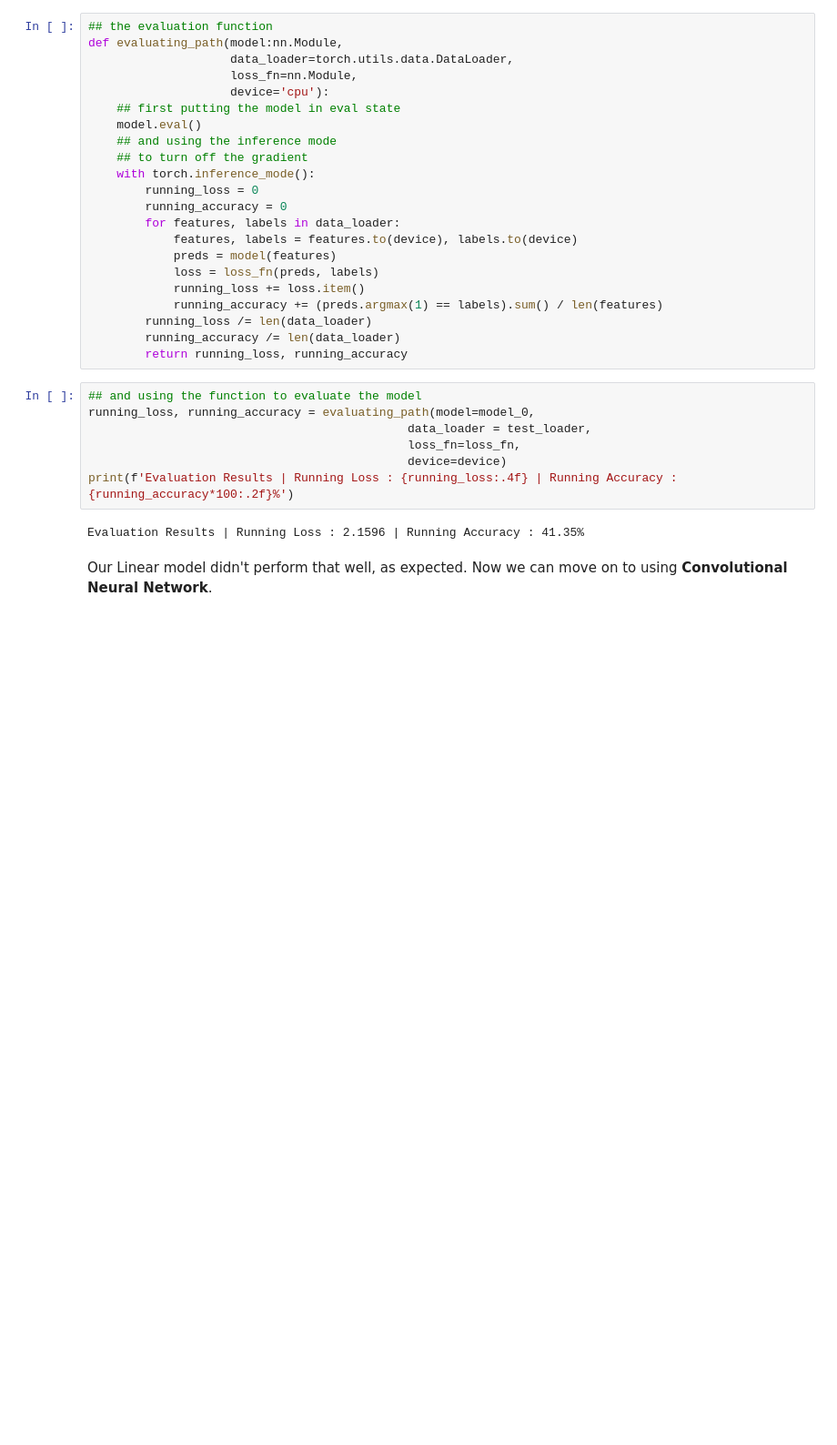
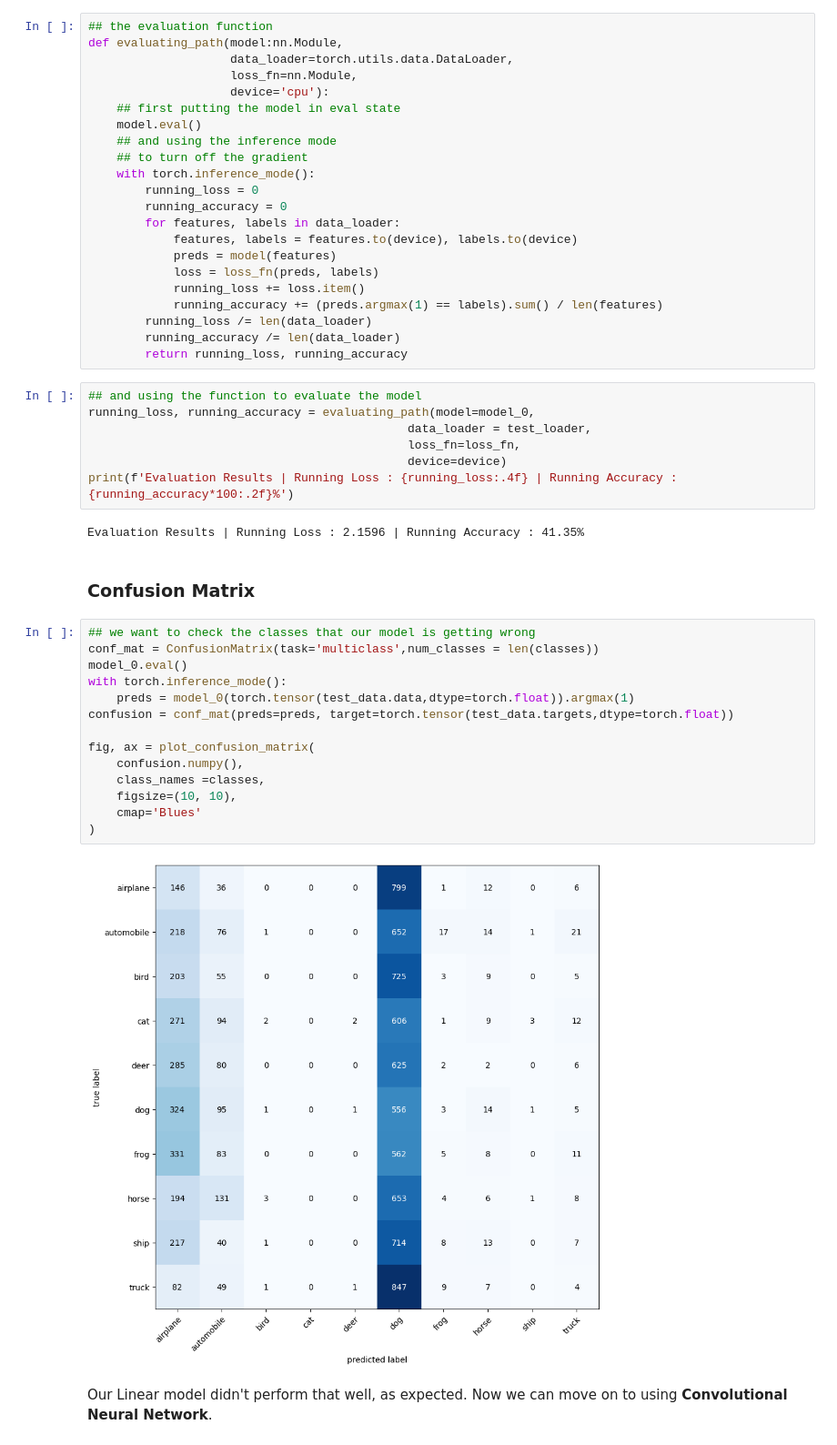
Before and after one commit to NikkiShah93/computerVision, a Jupyter notebook: CIFAR10/CIFAR10_CNN_Model.ipynb, the cells around one changed output. Shown at 91% size. Drawn from its saved outputs; the diff is of its cells as text; blank space fills up the shorter version.

Commit message:
added the confusion matrix

```diff
--- a/CIFAR10/CIFAR10_CNN_Model.ipynb
+++ b/CIFAR10/CIFAR10_CNN_Model.ipynb
@@ -214,5 +216,23 @@ running_loss, running_accuracy = evaluating_path(model=model_0,
 print(f'Evaluation Results | Running Loss : {running_loss:.4f} | Running Accuracy : {running_accuracy*100:.2f}%')
 # %% [output]
 Evaluation Results | Running Loss : 2.1596 | Running Accuracy : 41.35%
+# %% [markdown]
+### Confusion Matrix
+# %%
+## we want to check the classes that our model is getting wrong
+conf_mat = ConfusionMatrix(task='multiclass',num_classes = len(classes))
+model_0.eval()
+with torch.inference_mode():
+    preds = model_0(torch.tensor(test_data.data,dtype=torch.float)).argmax(1)
+confusion = conf_mat(preds=preds, target=torch.tensor(test_data.targets,dtype=torch.float))
+
+fig, ax = plot_confusion_matrix(
+    confusion.numpy(),
+    class_names =classes,
+    figsize=(10, 10),
+    cmap='Blues'
+)
+# %% [output]
+[figure, added]
 # %% [markdown]
 Our Linear model didn't perform that well, as expected. Now we can move on to using **Convolutional Neural Network**.
```
Also changed, not shown: parts of 1 cell of this notebook.
